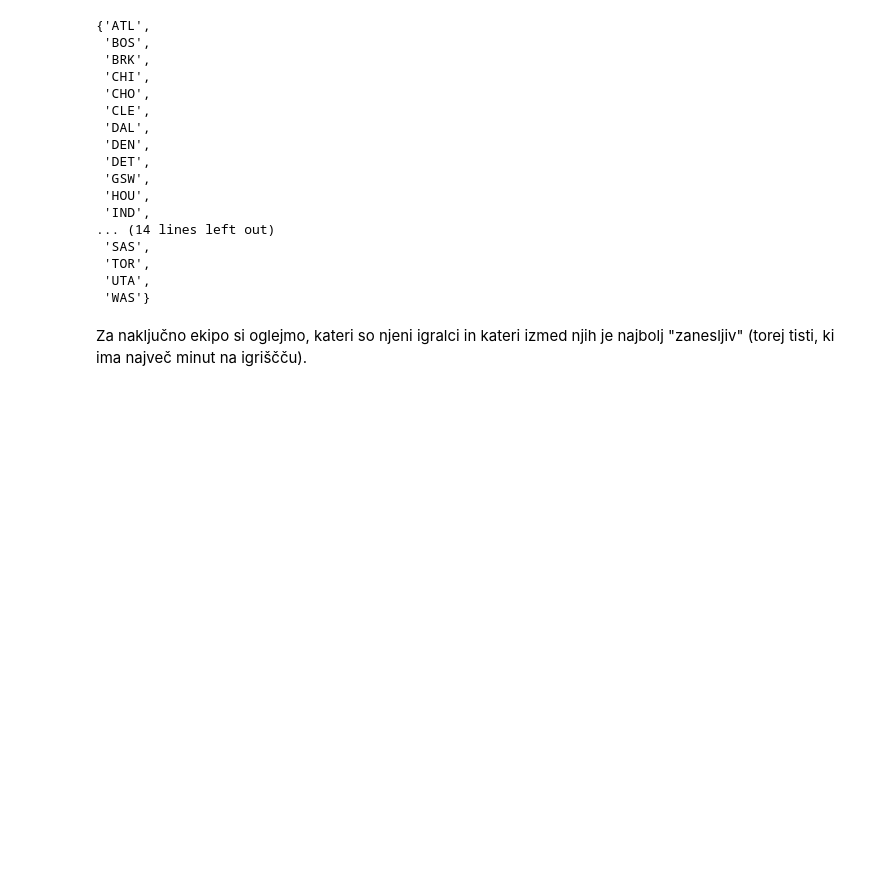
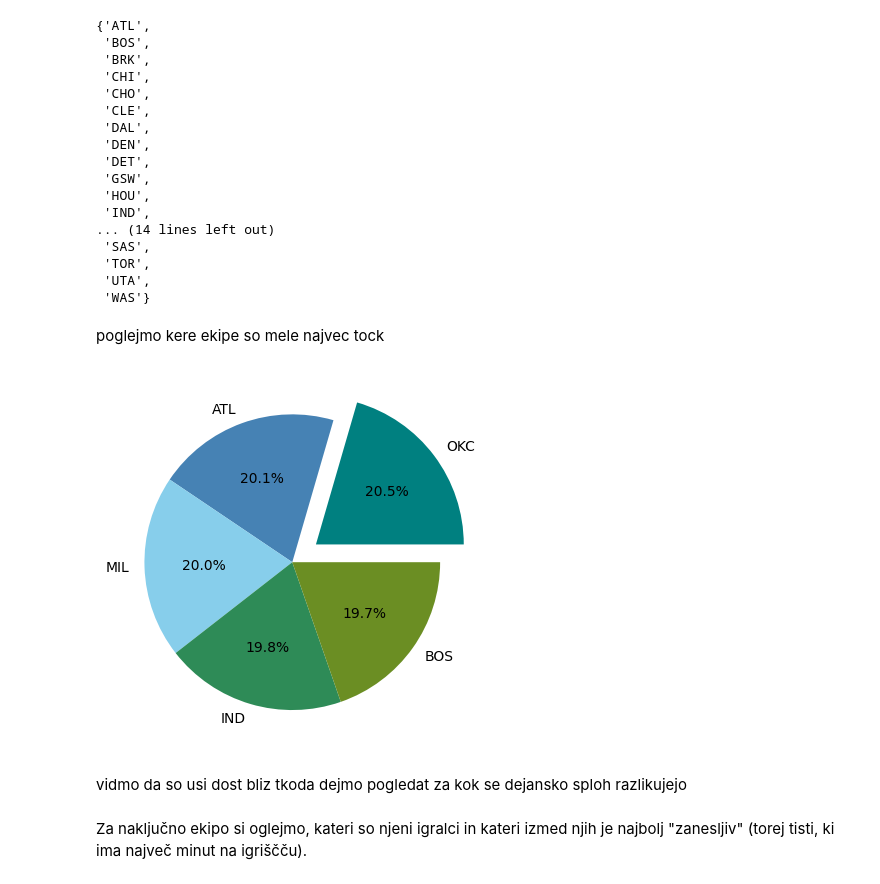
Before and after one commit to elizapecoraro/Eliza-Pecoraro-Projektna-naloga-UVP, a Jupyter notebook: analiza.ipynb, the cells around one changed output. Saved outputs shown, nothing was run; the diff lists cells and outputs as text; code cells hidden in the pictures; blank space fills up the shorter version.

```diff
--- a/analiza.ipynb
+++ b/analiza.ipynb
@@ -180,6 +180,33 @@ ekipe
  'TOR',
  'UTA',
  'WAS'}
+# %% [markdown]
+poglejmo kere ekipe so mele najvec tock
+# %%
+def tocke_na_ekipo(ekipa):
+    ustrezne_vrstice = nba[nba["Tm"] == ekipa]
+    skupne_tocke_na_ekipo = ustrezne_vrstice["PTS"].sum()
+    return skupne_tocke_na_ekipo
+
+top_ekipe = []
+for ekipa in ekipe:
+    if tocke_na_ekipo(ekipa) > 9700:
+        top_ekipe.append(ekipa)
+
+top_ekipe_tocke = [tocke_na_ekipo(ekipa) for ekipa in top_ekipe]
+top_ekipe_tocke.sort(reverse=True)
+
+y = np.array(top_ekipe_tocke)
+labels = [ekipa for ekipa in top_ekipe]
+explode = [0.2, 0, 0, 0, 0]
+colors = ["#008080", "#4682B4", "#87CEEB", "#2E8B57", "#6B8E23" ]
+
+plt.pie(y, labels=labels, autopct='%1.1f%%', colors=colors, explode=explode)
+plt.show()
+# %% [output]
+[figure, added]
+# %% [markdown]
+vidmo da so usi dost bliz tkoda dejmo pogledat za kok se dejansko sploh razlikujejo
 # %% [markdown]
 Za naključno ekipo si oglejmo, kateri so njeni igralci in kateri izmed njih je najbolj "zanesljiv" (torej tisti, ki ima največ minut na igriščču).
 # %%
```
